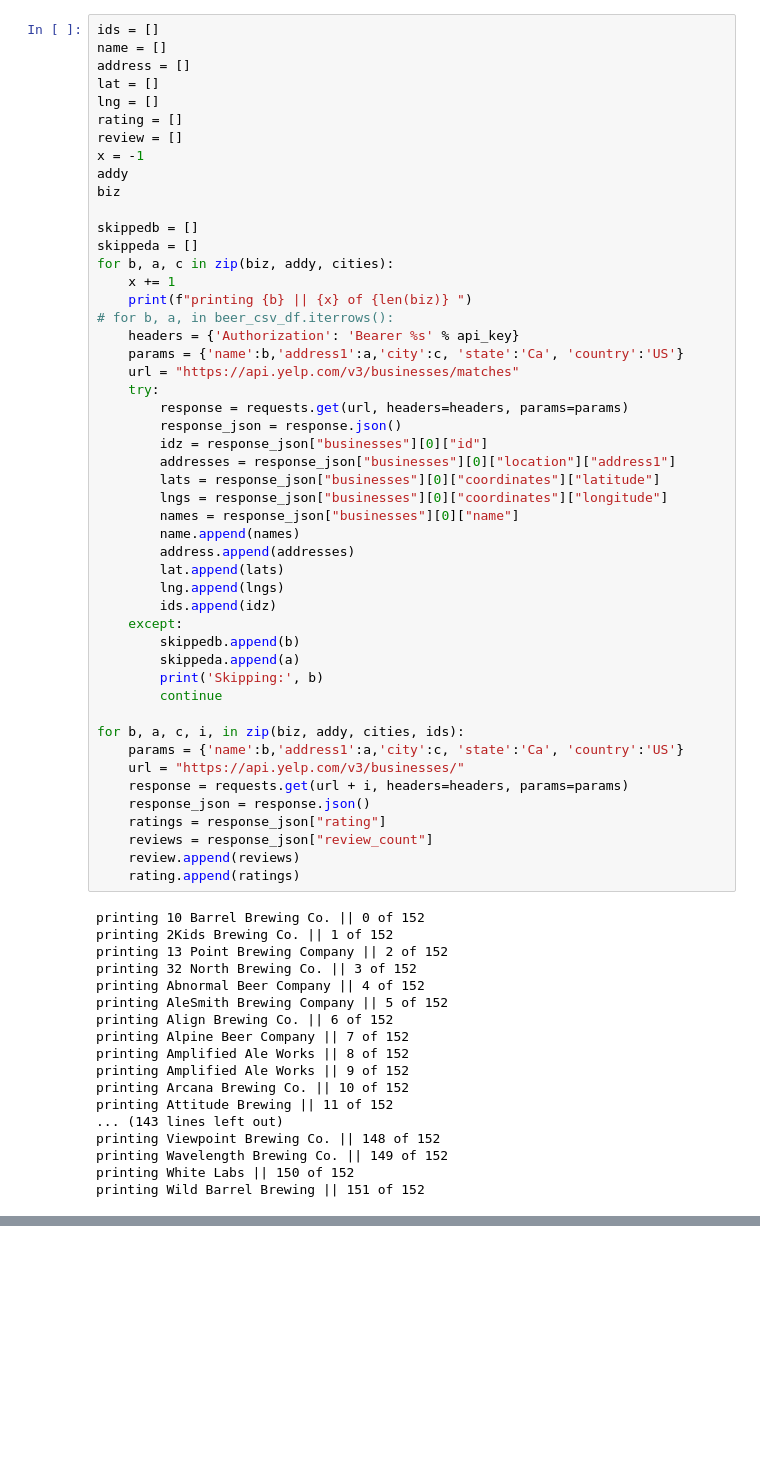
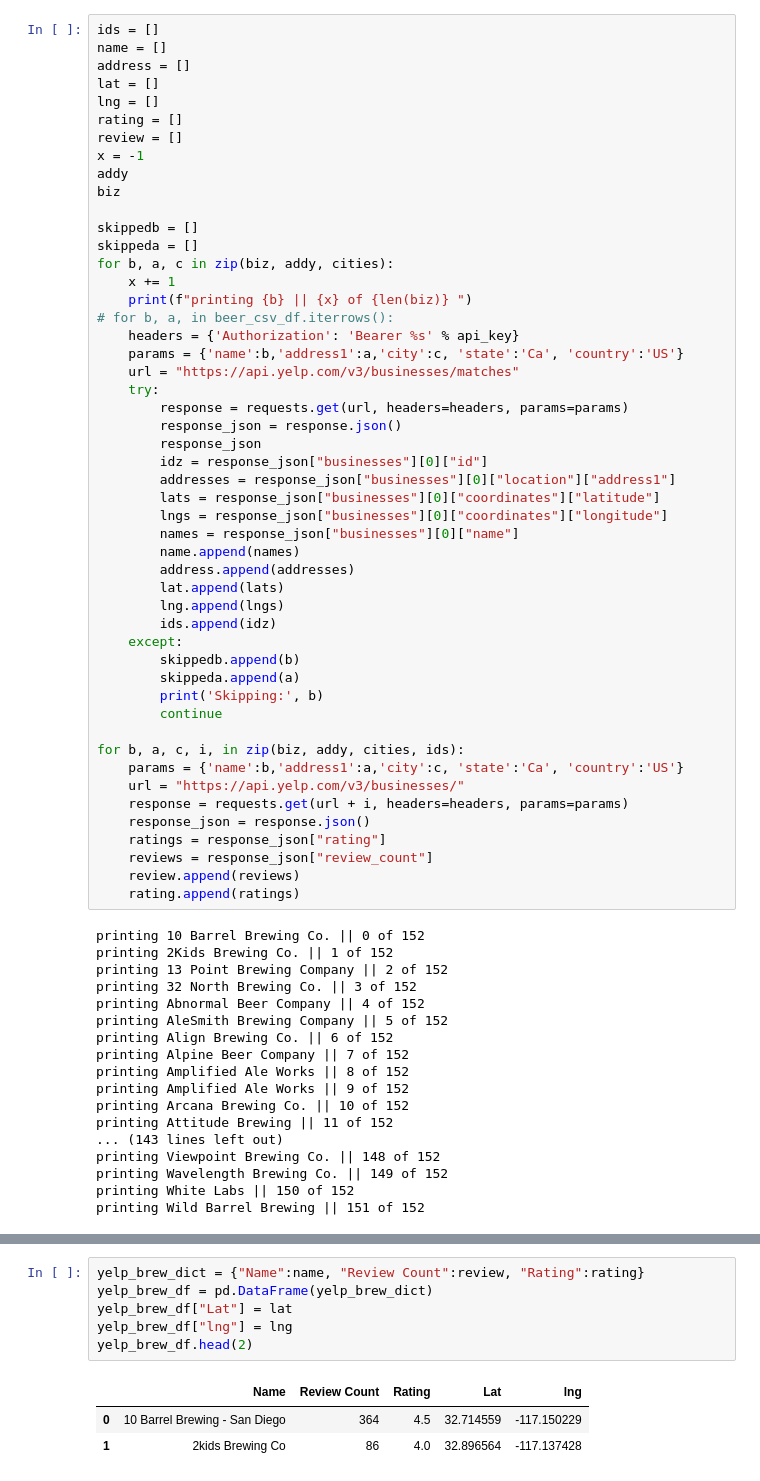
Before and after one commit to jbizzlefoshizzle/Project-1, a Jupyter notebook: Yelp brewery data.ipynb, the cells around one changed output, grey strips where cells are left out. Saved outputs shown, nothing was run; the diff lists cells and outputs as text; blank space fills up the shorter version.

```diff
--- a/Yelp brewery data.ipynb
+++ b/Yelp brewery data.ipynb
@@ -54,6 +57,7 @@ for b, a, c in zip(biz, addy, cities):
     try:
         response = requests.get(url, headers=headers, params=params)
         response_json = response.json()
+        response_json
         idz = response_json["businesses"][0]["id"]
         addresses = response_json["businesses"][0]["location"]["address1"]
         lats = response_json["businesses"][0]["coordinates"]["latitude"]
@@ -119,0 +114,10 @@ review
+# %%
+yelp_brew_dict = {"Name":name, "Review Count":review, "Rating":rating}
+yelp_brew_df = pd.DataFrame(yelp_brew_dict)
+yelp_brew_df["Lat"] = lat
+yelp_brew_df["lng"] = lng
+yelp_brew_df.head(2)
+# %% [output]
+|  | Name | Review Count | Rating | Lat | lng |
+| 0 | 10 Barrel Brewing - San Diego | 364 | 4.5 | 32.714559 | -117.150229 |
+| 1 | 2kids Brewing Co | 86 | 4.0 | 32.896564 | -117.137428 |
```
Also changed, not shown: parts of 8 cells of this notebook, 2 other files.
